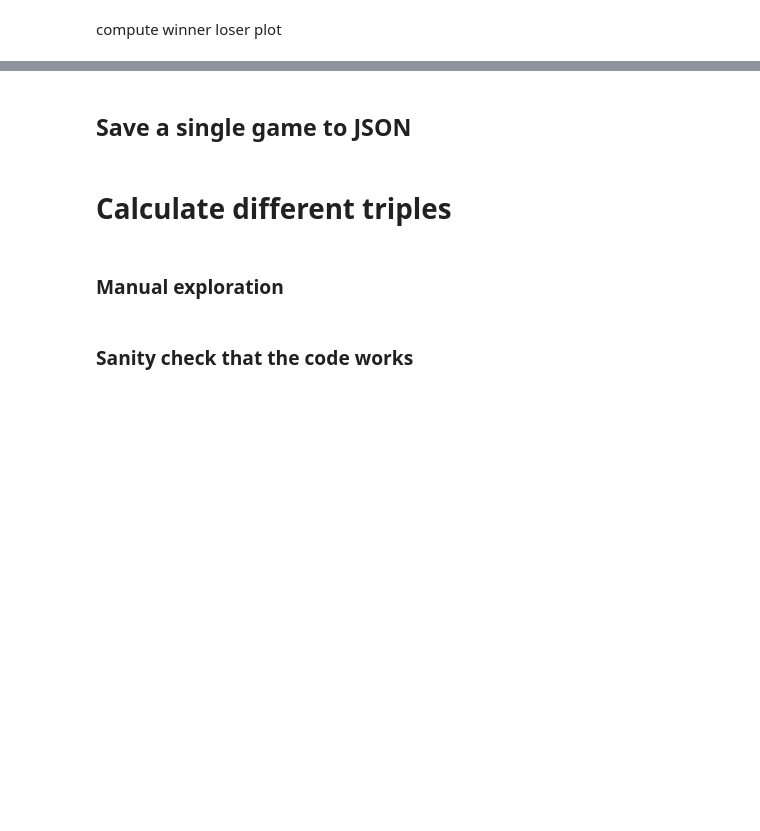
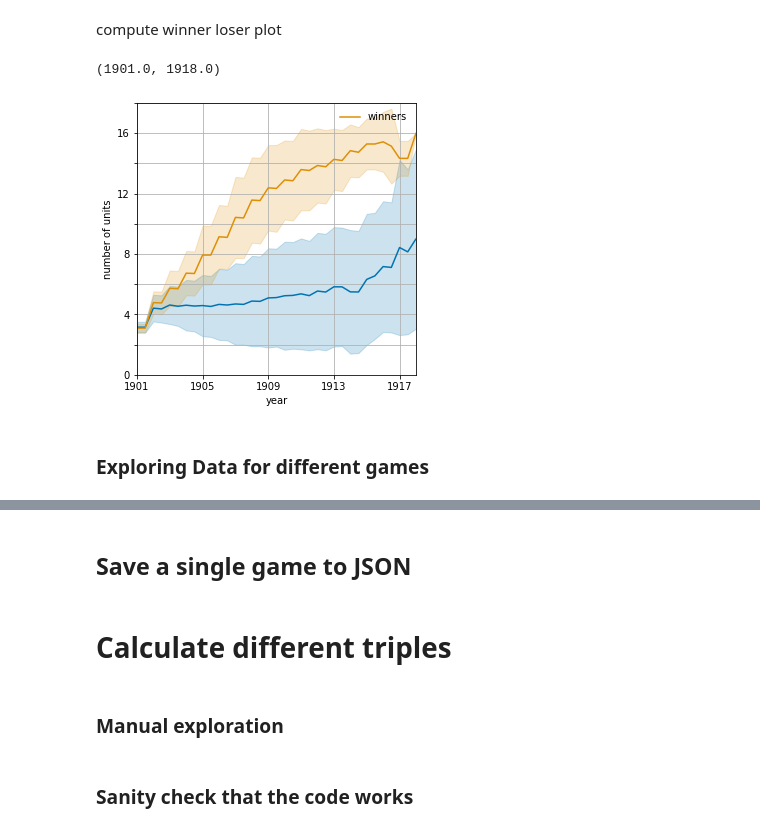
Before and after one commit to amimem/agent_abstraction, a Jupyter notebook: notebooks/diplomacy.ipynb, the cells around one changed output, grey strips where cells are left out. Saved outputs shown, nothing was run; the diff lists cells and outputs as text; code cells hidden in the pictures; blank space fills up the shorter version.

```diff
--- a/notebooks/diplomacy.ipynb
+++ b/notebooks/diplomacy.ipynb
@@ -250,9 +315,12 @@ def assign_unit_id(phase_df, source_unit_id_map, dest_unit_id_map, _id):
     return source_unit_id_map, dest_unit_id_map, _id
 # %%
 unique_games = complete_df["game_id"].unique()
+# %%
+unique_games = ['NxMelzPAbZMYgrHY']
 # %%
 game_phase_df_list = []
 for idx, game_id in enumerate(unique_games):
+    phases_df_list = []
     print(idx, game_id)
     s_dict = {}
     d_dict = {}
@@ -262,5 +330,18 @@ for idx, game_id in enumerate(unique_games):
     for phase in unique_phases:
         condition = game_df["phase_id"].apply(lambda x: x == phase)
         phase_df = game_df.loc[condition]
-        s_dict, d_dict, _id = assign_unit_id(phase_df, s_dict, d_dict, _id)
-        game_phase_df_list.append(phase_df)
+        s_dict, d_dict, _id = assign_unit_id(phase_df, s_dict, d_dict, _id, discard_disband_creation=False)
+        # print(phase, s_dict)
+        # print(d_dict)
+        phases_df_list.append(phase_df)
+    cdf = pd.concat(phases_df_list)
+    dislodged_df = cdf.loc[cdf['action'] == -2].copy()
+    for idx, row in dislodged_df.iterrows():
+        cond = cdf["game_id"].apply(lambda x: x == row.game_id) & cdf["type"].apply(lambda x: x == row.type) & cdf["current_location"].apply(lambda x: x == row.current_location) & cdf["phase_id"].apply(lambda x: x < row.phase_id) & cdf["results"].apply(lambda x: 'dislodged' in x)
+        assert cdf.loc[cond].empty == False, (game_id, row)
+        c = cdf.loc[cond].iloc[-1]['coordinator']
+        cdf.loc[idx,'coordinator'] = c
+        # print(idx, len(cdf.index))
+        # print(dislodged_df.iloc[idx])
+        # break
+    game_phase_df_list.append(cdf)
@@ -273,21 +444,21 @@ cdf = pd.concat(game_phase_df_list)
 reduce to only 2 seasons per year
 # %%
 spring_fall_phases=(cdf['phase_name'].apply(lambda x:x[0])!='W') & (cdf['phase_name'].apply(lambda x:x[-1])!='R') & (cdf['phase_name'].apply(lambda x:x[-1]) == 'M')
-cdf2=cdf[spring_fall_phases].copy()
-cdf2.phase_name=cdf2.phase_name.apply(lambda x: float(x[1:-1]+('.0' if x[0]=='S' else '.5')))
+cdf_sf = cdf.loc[spring_fall_phases].copy()
+cdf_sf['phase_num']=cdf_sf.phase_name.apply(lambda x: float(x[1:-1]+('.0' if x[0]=='S' else '.5')))
 # %% [markdown]
 compute a binary winner label
 # %%
 winner_series=pd.Series(index=cdf.game_id.unique())
 for game_id in winner_series.index:
-    tmax=cdf2[cdf2.game_id==game_id].phase_id.max()
-    final_units=cdf2[(cdf2.game_id==game_id) & (cdf2.phase_id==tmax)].groupby('coordinator').unique_unit_id.nunique()
+    tmax=cdf_sf.loc[cdf_sf.game_id==game_id].phase_num.max()
+    final_units=cdf_sf.loc[(cdf_sf.game_id==game_id) & (cdf_sf.phase_num==tmax)].groupby('coordinator').unique_unit_id.nunique()
     winner_series[game_id]=final_units.idxmax() if len(final_units)>0 else np.nan
 def dummy(row,winner_series):
     return row.coordinator==winner_series[row.game_id]
 from functools import partial
 part_dummy=partial(dummy,winner_series=winner_series)
-cdf2['winner']=cdf2.apply(part_dummy,axis=1)
+cdf_sf['winner']=cdf_sf.apply(part_dummy,axis=1)
 # %% [markdown]
 view winning stats
 # %%
@@ -295,28 +475,31 @@ winner_series.value_counts()
 # %% [markdown]
 compute winner loser plot
 # %%
-unitcounts=cdf2.groupby(["game_id","coordinator","phase_name","winner"])["unique_unit_id"].nunique()
-import seaborn as sns
-import pylab as pl
+unitcounts=cdf_sf.groupby(["game_id","coordinator","phase_num","winner"])["unique_unit_id"].nunique()
 # winlose_data.groupby(['winner','phase_name']).mean().unstack().T.plot(legend=False,xticks=np.arange(1900,1920,5))
-fig,ax=pl.subplots(1,1,figsize=(3,3))#ensemble statistics
+fig,ax=pl.subplots(1,1,figsize=(5,5))#ensemble statistics
 sns.lineplot(ax=ax,
-             x='phase_name',
+             x='phase_num',
              y='unique_unit_id',
              data=unitcounts.reset_index().drop(labels=['game_id','coordinator'],axis=1),
              hue=r'winner',
              ci='sd',
              palette=sns.color_palette("colorblind", 2))
 h,l=ax.get_legend_handles_labels()
 ax.legend(handles=h[1:][::-1],labels=['winners','losers'],frameon=False)
 ax.grid()
 ax.set_yticks(np.arange(0,20,2))
 ax.set_yticklabels([0,'',4,'',8,'',12,'',16,''])
 ax.set_xticks(np.arange(1901,1919,4))
 ax.set_ylabel('number of units')
 ax.set_xlabel('year')
 ax.set_ylim(0,18)
 ax.set_xlim(1901,1918)
 # fig.savefig('winners_and_losers.pdf',format='pdf',dpi=300,bbox_inches='tight')
+# %% [output]
+(1901.0, 1918.0)
+[figure, added]
+# %% [markdown]
+### Exploring Data for different games
 # %%
 complete_df.loc[complete_df["game_id"] == 'uXFQ2zgI-DUrgwlS']['phase_id'].unique()
```
Also changed, not shown: parts of 68 cells of this notebook.
